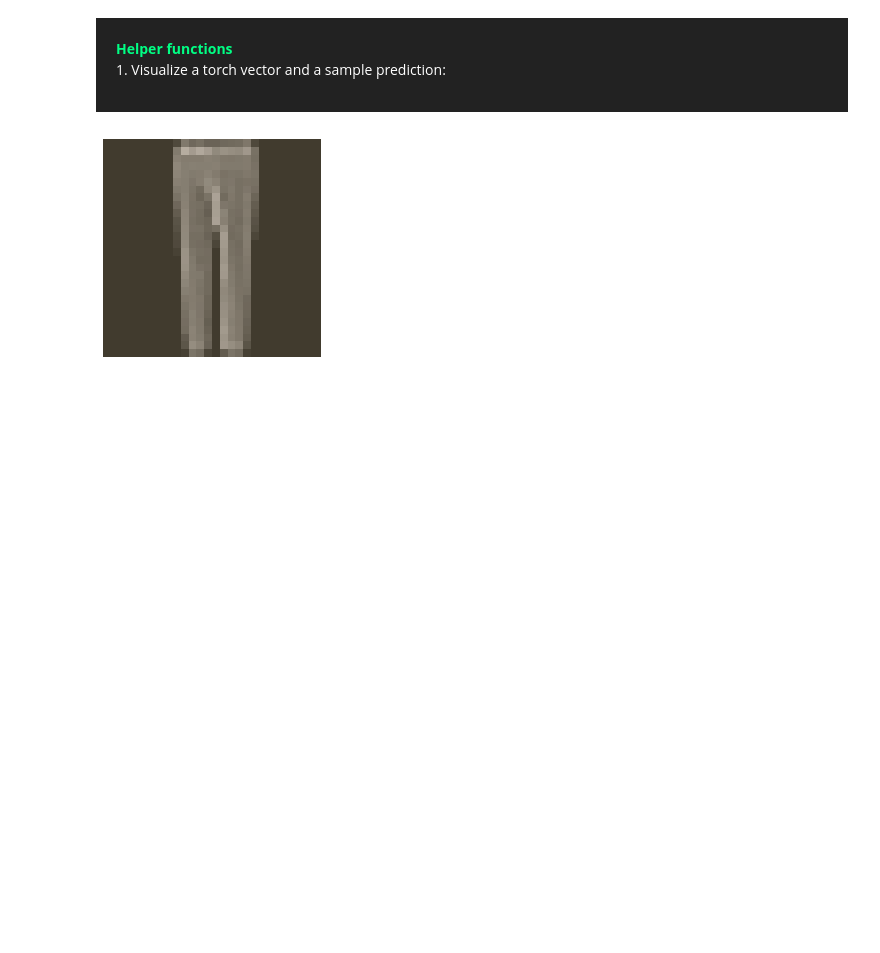
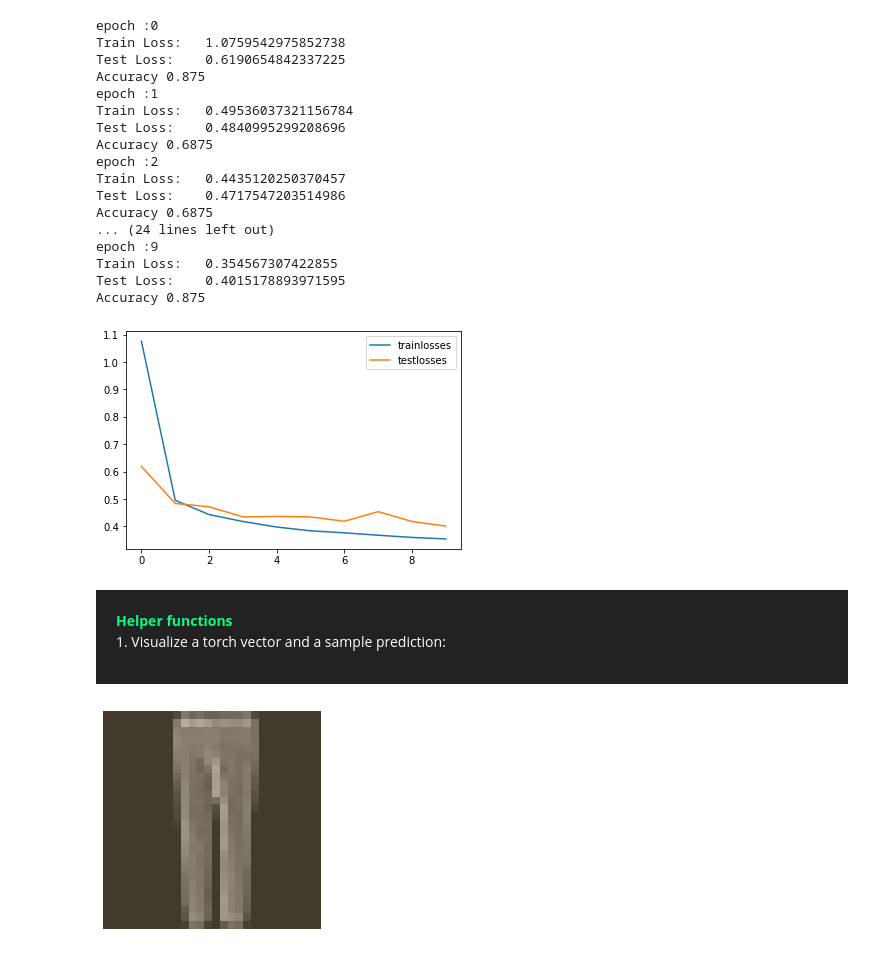
Before and after one commit to fayyoz24/fashoin_challenge, a Jupyter notebook: Friday Fashion Challenge.ipynb, the cells around one changed output. Cells and saved outputs as stored; diff of their text form; code cells hidden in the pictures; blank space fills up the shorter version.

```diff
--- a/Friday Fashion Challenge.ipynb
+++ b/Friday Fashion Challenge.ipynb
@@ -28,3 +61,68 @@ testloader = torch.utils.data.DataLoader(testset, batch_size=64, shuffle=True)
+# %%
+clf=Classify(28*28,10)
+criterion=nn.CrossEntropyLoss()
+optimizer=optim.SGD(clf.parameters(),lr=0.01, momentum=0.9)
+
+epochs=10
+losses = []
+test_losses = []
+
+for e in range(epochs):
+    running_loss=0
+
+    for images, labels in iter(trainloader):
+
+        #images.resize(images.size()[0],784)
+        images=images.view(images.shape[0],784)
+
+        optimizer.zero_grad()
+        pred=clf.forward(images)
+        loss=criterion(pred,labels)
+        loss.backward()
+        optimizer.step()
+
+        running_loss+=loss.item()
+
+    print(f'epoch :{e}')
+    print('Train Loss:  ', running_loss/len(trainloader))
+    losses.append(running_loss/len(trainloader))
+    clf.eval()
+    with torch.no_grad():
+        test_running_loss = 0
+        for images_test, labels_test in iter(testloader):
+
+            images_test = images_test.view(images_test.shape[0], -1)
+            test_pred = clf.forward(images_test)
+            test_loss = criterion(test_pred, labels_test)
+            test_running_loss += test_loss.item()
+
+        print('Test Loss:   ', test_running_loss/len(testloader))
+        test_losses.append(test_running_loss/len(testloader))
+        print('Accuracy', acc(test_pred,labels_test))
+    clf.train()
+plt.plot(losses, label='trainlosses')
+plt.plot(test_losses, label='testlosses')
+plt.legend()
+plt.show()
+# %% [output]
+epoch :0
+Train Loss:   1.0759542975852738
+Test Loss:    0.6190654842337225
+Accuracy 0.875
+epoch :1
+Train Loss:   0.49536037321156784
+Test Loss:    0.4840995299208696
+Accuracy 0.6875
+epoch :2
+Train Loss:   0.4435120250370457
+Test Loss:    0.4717547203514986
+Accuracy 0.6875
+... (24 lines left out)
+epoch :9
+Train Loss:   0.354567307422855
+Test Loss:    0.4015178893971595
+Accuracy 0.875
+[figure, added]
 # %% [markdown]
 <div style="background:#222222; color:#ffffff; padding:20px">
   <strong style="color:#01ff84">Helper functions</strong>
```
Also changed, not shown: parts of 1 cell of this notebook, 4 other files.
